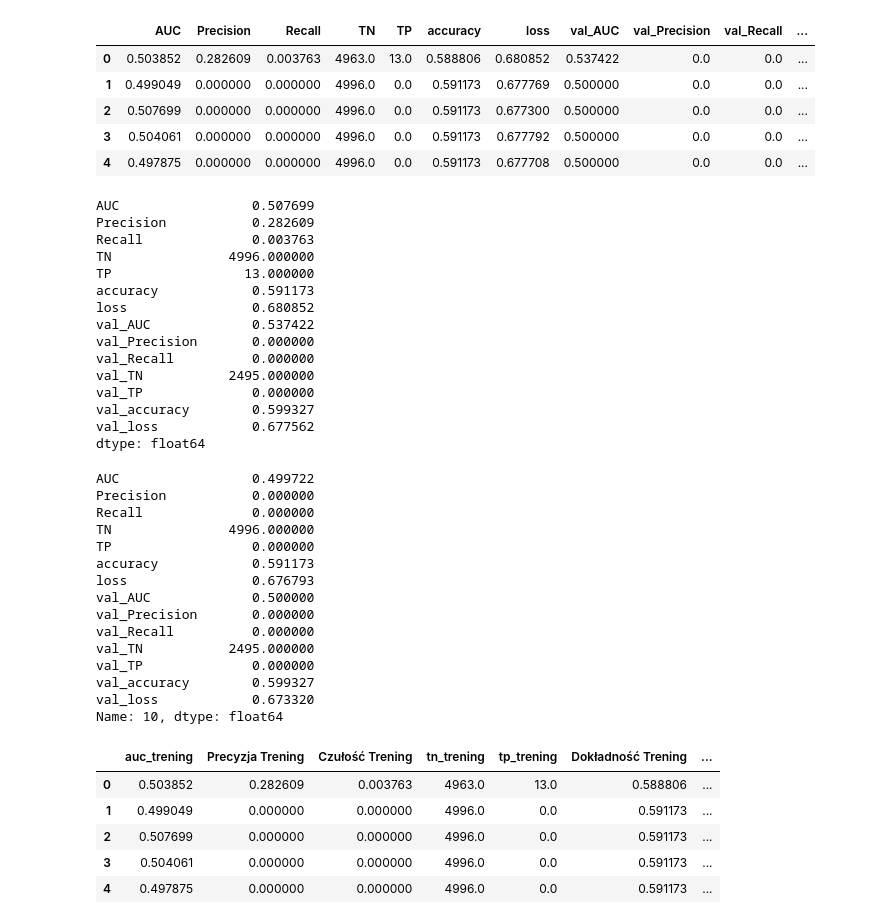
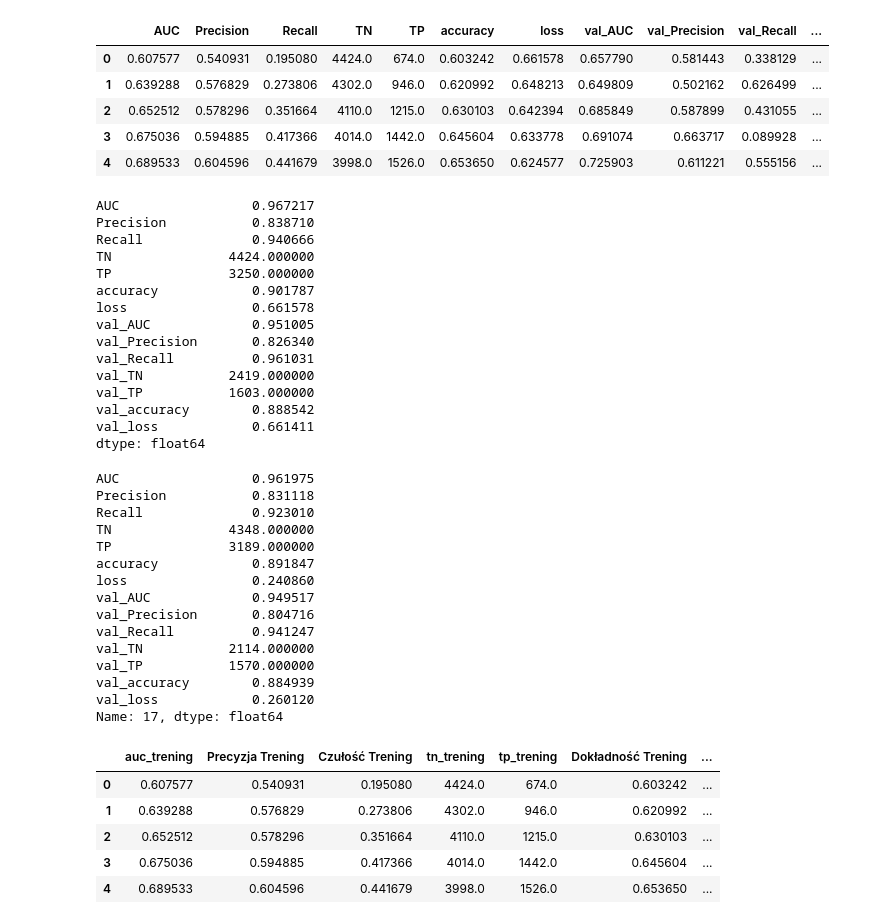
Before and after one commit to fmargul/multimedia, a Jupyter notebook: training_plot.ipynb, the cells around one changed output. Drawn from its saved outputs; the diff is of its cells as text; code cells hidden in the pictures.

```diff
--- a/training_plot.ipynb
+++ b/training_plot.ipynb
@@ -4,58 +4,58 @@ import numpy as np
 import matplotlib.pyplot as plt
 # %%
 # Ścieżka do pliku CSV
-file_path = "ela_gray.csv"
+file_path = "rgb.csv"
 
 # Wczytanie pliku CSV do DataFrame
 df = pd.read_csv(file_path)
 
 # Wyświetlenie pierwszych 5 wierszy DataFrame
 df.head()
 # %% [output]
 |  | AUC | Precision | Recall | TN | TP | accuracy | loss | val_AUC | val_Precision | val_Recall | ... |
-| 0 | 0.503852 | 0.282609 | 0.003763 | 4963.0 | 13.0 | 0.588806 | 0.680852 | 0.537422 | 0.0 | 0.0 | ... |
-| 1 | 0.499049 | 0.000000 | 0.000000 | 4996.0 | 0.0 | 0.591173 | 0.677769 | 0.500000 | 0.0 | 0.0 | ... |
-| 2 | 0.507699 | 0.000000 | 0.000000 | 4996.0 | 0.0 | 0.591173 | 0.677300 | 0.500000 | 0.0 | 0.0 | ... |
-| 3 | 0.504061 | 0.000000 | 0.000000 | 4996.0 | 0.0 | 0.591173 | 0.677792 | 0.500000 | 0.0 | 0.0 | ... |
-| 4 | 0.497875 | 0.000000 | 0.000000 | 4996.0 | 0.0 | 0.591173 | 0.677708 | 0.500000 | 0.0 | 0.0 | ... |
+| 0 | 0.607577 | 0.540931 | 0.195080 | 4424.0 | 674.0 | 0.603242 | 0.661578 | 0.657790 | 0.581443 | 0.338129 | ... |
+| 1 | 0.639288 | 0.576829 | 0.273806 | 4302.0 | 946.0 | 0.620992 | 0.648213 | 0.649809 | 0.502162 | 0.626499 | ... |
+| 2 | 0.652512 | 0.578296 | 0.351664 | 4110.0 | 1215.0 | 0.630103 | 0.642394 | 0.685849 | 0.587899 | 0.431055 | ... |
+| 3 | 0.675036 | 0.594885 | 0.417366 | 4014.0 | 1442.0 | 0.645604 | 0.633778 | 0.691074 | 0.663717 | 0.089928 | ... |
+| 4 | 0.689533 | 0.604596 | 0.441679 | 3998.0 | 1526.0 | 0.653650 | 0.624577 | 0.725903 | 0.611221 | 0.555156 | ... |
 # %%
 max_values = df.max()
 max_values
 # %% [output]
-AUC                 0.507699
-Precision           0.282609
-Recall              0.003763
-TN               4996.000000
-TP                 13.000000
-accuracy            0.591173
-loss                0.680852
-val_AUC             0.537422
-val_Precision       0.000000
-val_Recall          0.000000
-val_TN           2495.000000
-val_TP              0.000000
-val_accuracy        0.599327
-val_loss            0.677562
+AUC                 0.967217
+Precision           0.838710
+Recall              0.940666
+TN               4424.000000
+TP               3250.000000
+accuracy            0.901787
+loss                0.661578
+val_AUC             0.951005
+val_Precision       0.826340
+val_Recall          0.961031
+val_TN           2419.000000
+val_TP           1603.000000
+val_accuracy        0.888542
+val_loss            0.661411
 dtype: float64
 # %%
 min = df['val_loss'].idxmin()
 df.loc[min]
 # %% [output]
-AUC                 0.499722
-Precision           0.000000
-Recall              0.000000
-TN               4996.000000
-TP                  0.000000
-accuracy            0.591173
-loss                0.676793
-val_AUC             0.500000
-val_Precision       0.000000
-val_Recall          0.000000
-val_TN           2495.000000
-val_TP              0.000000
-val_accuracy        0.599327
-val_loss            0.673320
-Name: 10, dtype: float64
+AUC                 0.961975
+Precision           0.831118
+Recall              0.923010
+TN               4348.000000
+TP               3189.000000
+accuracy            0.891847
+loss                0.240860
+val_AUC             0.949517
+val_Precision       0.804716
+val_Recall          0.941247
+val_TN           2114.000000
+val_TP           1570.000000
+val_accuracy        0.884939
+val_loss            0.260120
+Name: 17, dtype: float64
 # %%
 df.columns = [
     'auc_trening', 'Precyzja Trening', 'Czułość Trening',
@@ -66,11 +66,11 @@ df.columns = [
 df.head()
 # %% [output]
 |  | auc_trening | Precyzja Trening | Czułość Trening | tn_trening | tp_trening | Dokładność Trening | ... |
-| 0 | 0.503852 | 0.282609 | 0.003763 | 4963.0 | 13.0 | 0.588806 | ... |
-| 1 | 0.499049 | 0.000000 | 0.000000 | 4996.0 | 0.0 | 0.591173 | ... |
-| 2 | 0.507699 | 0.000000 | 0.000000 | 4996.0 | 0.0 | 0.591173 | ... |
-| 3 | 0.504061 | 0.000000 | 0.000000 | 4996.0 | 0.0 | 0.591173 | ... |
-| 4 | 0.497875 | 0.000000 | 0.000000 | 4996.0 | 0.0 | 0.591173 | ... |
+| 0 | 0.607577 | 0.540931 | 0.195080 | 4424.0 | 674.0 | 0.603242 | ... |
+| 1 | 0.639288 | 0.576829 | 0.273806 | 4302.0 | 946.0 | 0.620992 | ... |
+| 2 | 0.652512 | 0.578296 | 0.351664 | 4110.0 | 1215.0 | 0.630103 | ... |
+| 3 | 0.675036 | 0.594885 | 0.417366 | 4014.0 | 1442.0 | 0.645604 | ... |
+| 4 | 0.689533 | 0.604596 | 0.441679 | 3998.0 | 1526.0 | 0.653650 | ... |
 # %%
 fig, axes = plt.subplots(2, 2, figsize=(14, 6))
 
```
Also changed, not shown: parts of 1 cell of this notebook.
